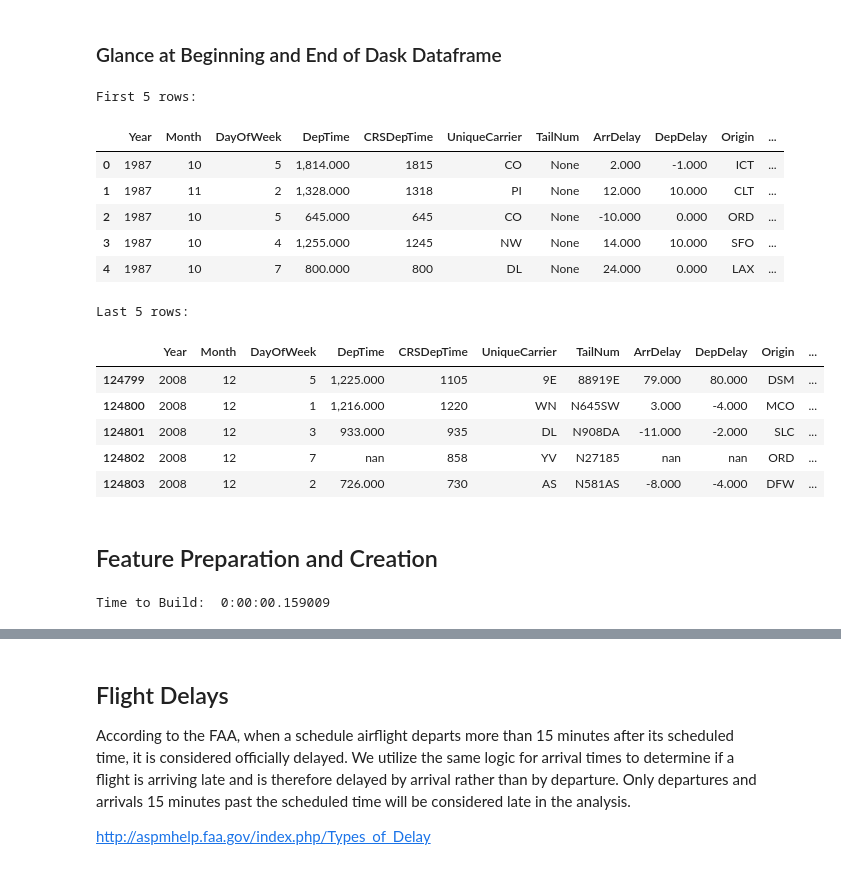
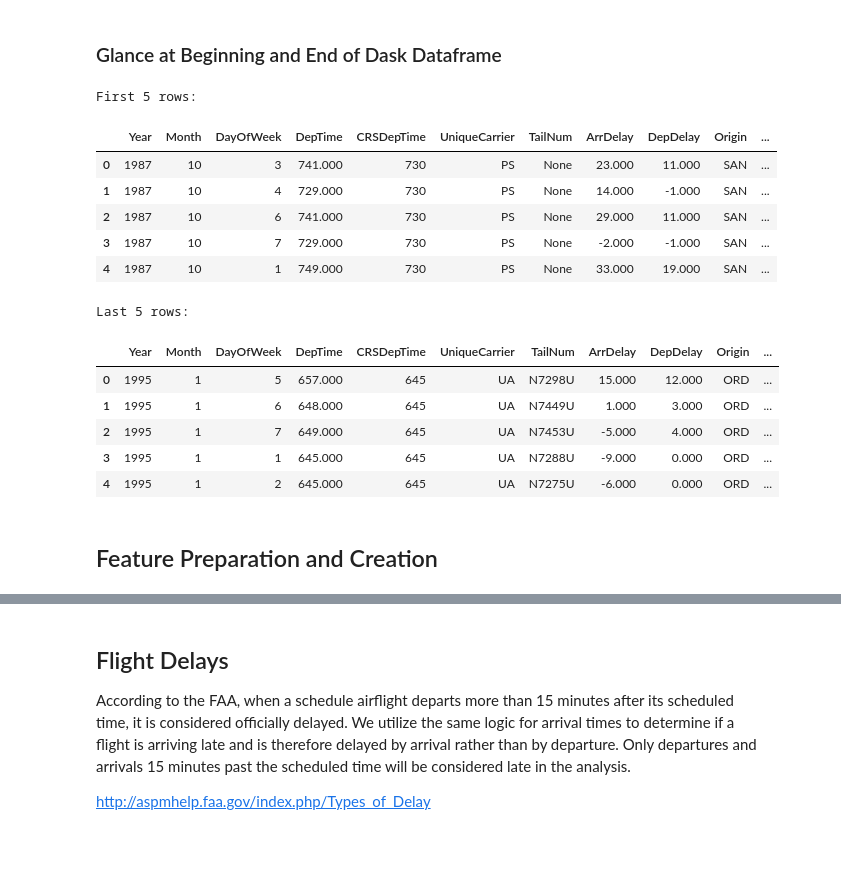
Before and after one commit to rlshuhart/Unit-14_Analyzing_Airline_Flight_Delays, a Jupyter notebook: reports/BHallum_RShuhart_CFicklin_Unit14CaseStudy.ipynb, the cells around one changed output, grey strips where cells are left out. Saved outputs shown, nothing was run; the diff lists cells and outputs as text; code cells hidden in the pictures.

```diff
--- a/reports/BHallum_RShuhart_CFicklin_Unit14CaseStudy.ipynb
+++ b/reports/BHallum_RShuhart_CFicklin_Unit14CaseStudy.ipynb
@@ -69,16 +71,21 @@ var_desc
 # %%
 # Data Location
 #parq_folder = "../data/parquet-tiny/" # Testing
-parq_folder = "../data/parquet_25/" # Higher Load Testing
-#parq_folder = "../data/parquet/" # Full data
+#parq_folder = "../data/parquet_25/" # Higher Load Testing
+parq_folder = "../data/parquet/" # Full data
 
 # Load compressed Parquet format of all years ~2 sec
 start = datetime.now()
-df = dd.read_parquet(parq_folder)
+# All data
+df = dd.read_parquet(parq_folder+"processed/")
+
+# Data 1995 and after with available tail numbers of planes
+df_with_tails = dd.read_parquet(parq_folder+"processed_age/")
 print("Load parquet time: ", datetime.now() - start)
 print()
 
 # Length of dask dataframe ~3 min
 start = datetime.now()
-print("There are {:,d} rows".format(len(df))) #123,534,969 Matches Eric Larson
-print("Time to determine row count: ", datetime.now() - start)
+# print("There are {:,d} observations in all the data.".format(len(df))) #123,534,969 Matches Eric Larson
+# print("There are {:,d} observations after 1994.".format(len(df_with_tails)))
+print("Time to determine row counts: ", datetime.now() - start)
@@ -99,61 +101,21 @@ df.head()
 # %% [output]
 First 5 rows:
 |  | Year | Month | DayOfWeek | DepTime | CRSDepTime | UniqueCarrier | TailNum | ArrDelay | DepDelay | Origin | ... |
-| 0 | 1987 | 10 | 5 | 1,814.000 | 1815 | CO | None | 2.000 | -1.000 | ICT | ... |
-| 1 | 1987 | 11 | 2 | 1,328.000 | 1318 | PI | None | 12.000 | 10.000 | CLT | ... |
-| 2 | 1987 | 10 | 5 | 645.000 | 645 | CO | None | -10.000 | 0.000 | ORD | ... |
-| 3 | 1987 | 10 | 4 | 1,255.000 | 1245 | NW | None | 14.000 | 10.000 | SFO | ... |
-| 4 | 1987 | 10 | 7 | 800.000 | 800 | DL | None | 24.000 | 0.000 | LAX | ... |
+| 0 | 1987 | 10 | 3 | 741.000 | 730 | PS | None | 23.000 | 11.000 | SAN | ... |
+| 1 | 1987 | 10 | 4 | 729.000 | 730 | PS | None | 14.000 | -1.000 | SAN | ... |
+| 2 | 1987 | 10 | 6 | 741.000 | 730 | PS | None | 29.000 | 11.000 | SAN | ... |
+| 3 | 1987 | 10 | 7 | 729.000 | 730 | PS | None | -2.000 | -1.000 | SAN | ... |
+| 4 | 1987 | 10 | 1 | 749.000 | 730 | PS | None | 33.000 | 19.000 | SAN | ... |
 # %%
 print("Last 5 rows:")
-df.tail()
+df_with_tails.head()
 # %% [output]
 Last 5 rows:
 |  | Year | Month | DayOfWeek | DepTime | CRSDepTime | UniqueCarrier | TailNum | ArrDelay | DepDelay | Origin | ... |
-| 124799 | 2008 | 12 | 5 | 1,225.000 | 1105 | 9E | 88919E | 79.000 | 80.000 | DSM | ... |
-| 124800 | 2008 | 12 | 1 | 1,216.000 | 1220 | WN | N645SW | 3.000 | -4.000 | MCO | ... |
-| 124801 | 2008 | 12 | 3 | 933.000 | 935 | DL | N908DA | -11.000 | -2.000 | SLC | ... |
-| 124802 | 2008 | 12 | 7 | nan | 858 | YV | N27185 | nan | nan | ORD | ... |
-| 124803 | 2008 | 12 | 2 | 726.000 | 730 | AS | N581AS | -8.000 | -4.000 | DFW | ... |
+| 0 | 1995 | 1 | 5 | 657.000 | 645 | UA | N7298U | 15.000 | 12.000 | ORD | ... |
+| 1 | 1995 | 1 | 6 | 648.000 | 645 | UA | N7449U | 1.000 | 3.000 | ORD | ... |
+| 2 | 1995 | 1 | 7 | 649.000 | 645 | UA | N7453U | -5.000 | 4.000 | ORD | ... |
+| 3 | 1995 | 1 | 1 | 645.000 | 645 | UA | N7288U | -9.000 | 0.000 | ORD | ... |
+| 4 | 1995 | 1 | 2 | 645.000 | 645 | UA | N7275U | -6.000 | 0.000 | ORD | ... |
 # %% [markdown]
 ## Feature Preparation and Creation
-# %%
-start = datetime.now()
-def scaler(df, column):
-    return (df[column] - df[column].dropna().mean())/df[column].dropna().std()
-
-# Create an hour field
-# 2400 minutes from midnight reduced to 2399 then int division drops to 23
-df = df.assign(Hour=df.CRSDepTime.astype(float).clip(upper=2399)//100)
-
-# Make Categories as categorical
-#df = df.categorize(['DayOfWeek', 'UniqueCarrier', 'Dest', 'Origin'])
-
-# Months from 0 AD
-df['FlightAge'] = 12*df['Year']+df['Month']-1
-
-# The months from the first recorded flight is consider the approx age of the plane.
-# Unfortunately, tail numbers not tracked until 1995.
-
-# Find the first year and month of a tail numbers flight history
-tail_births = (df.groupby('TailNum')[['FlightAge']].min().reset_index()
-                 .rename(columns={'FlightAge':'FirstFlight'}))
-
-df_with_tails = dd.merge(df[df['Year']>1994], tail_births, how='left', on='TailNum')
-df_with_tails['Age'] = df_with_tails['FlightAge'] - df_with_tails['FirstFlight']
-
-#df_with_tails = df_with_tails.drop(['FlightAge','FirstFlight'], axis=1)
-
-
-# Scale columns for regression of all data
-df['Hour_scaled'] = scaler(df, 'Hour')
-df['Distance_scaled'] = scaler(df, 'Distance')
-
-# Scale columns for regression for after 1994
-df_with_tails['Hour_scaled'] = scaler(df_with_tails, 'Hour')
-df_with_tails['Distance_scaled'] = scaler(df_with_tails, 'Distance')
-df_with_tails['Age_scaled'] = scaler(df_with_tails, 'Age')
-
-print("Time to Build: ", datetime.now() - start)
-# %% [output]
-Time to Build:  0:00:00.159009
```
Also changed, not shown: parts of 23 cells of this notebook.
